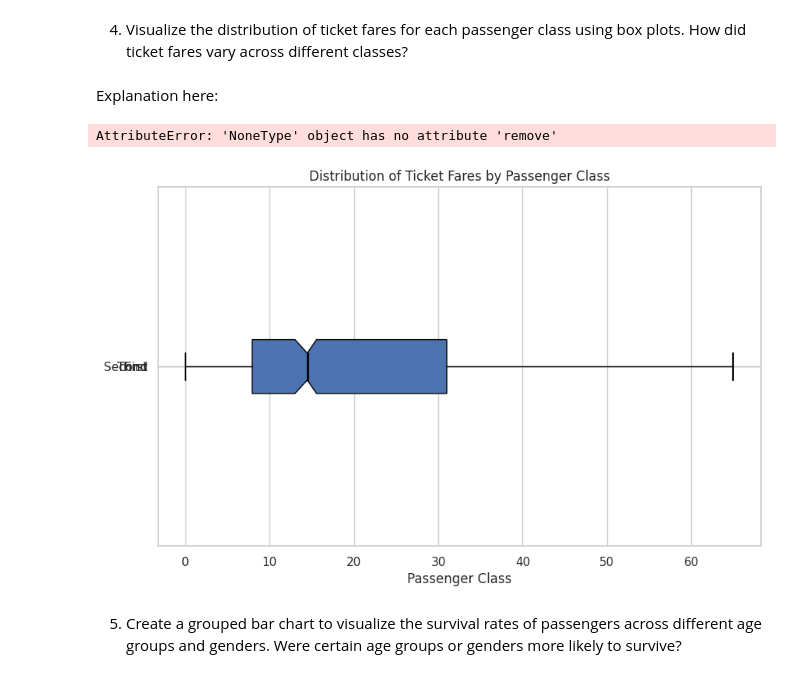
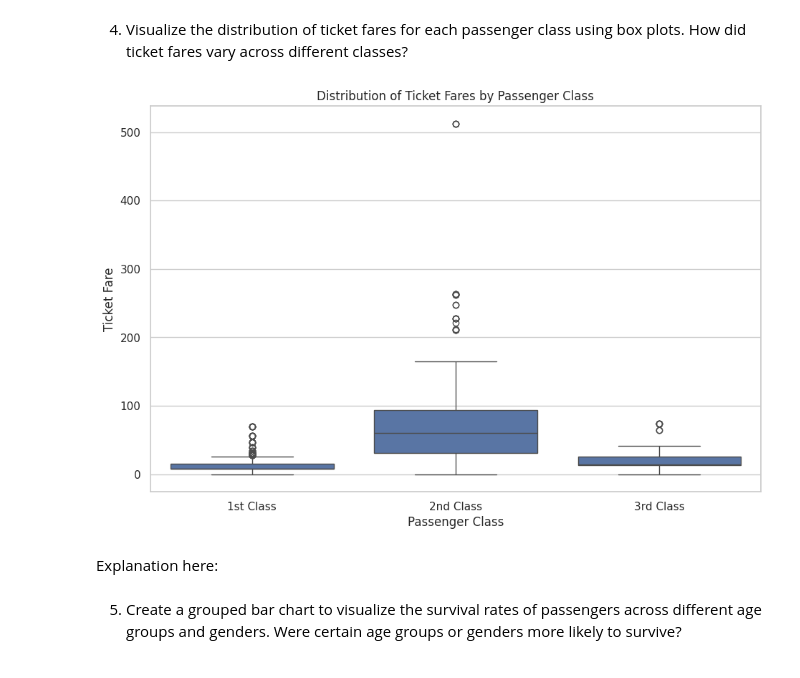
Before and after one commit to AvRob0/Avrob0.github.io, a Jupyter notebook: Week_4_Assignment_4_1.ipynb, the cells around one changed output. Saved outputs shown, nothing was run; the diff lists cells and outputs as text; code cells hidden in the pictures.

```diff
--- a/Week_4_Assignment_4_1.ipynb
+++ b/Week_4_Assignment_4_1.ipynb
@@ -152,27 +147,19 @@ group_fares = ticket_fares.groupby(['class'])['fare'].apply(list)
+# %%
+ticket_fares = pd.read_csv('Titanic.csv')
+ticket_fares
+
+group_fares = ticket_fares.groupby(['class'])['fare'].apply(list)
+#group_fares
+
+ax = sns.boxplot(x='class', y='fare', data=ticket_fares)
+ax.set_xticklabels(['1st Class', '2nd Class', '3rd Class'])
+plt.title('Distribution of Ticket Fares by Passenger Class')
+plt.xlabel('Passenger Class')
+plt.ylabel('Ticket Fare')
+plt.show()
+# %% [output]
+[figure, added]
 # %% [markdown]
 Explanation here:
-# %%
-# created a list of a fares for each passenger class
-fares_list = [fare[i] for fare in group_fares for i in range(len(fare))]
-passenger_classes = group_fares.index.tolist()
-#passenger_classes
-fig, ax = plt.subplots(figsize=(10, 6)) # Assign the figure and axes objects to separate variables
-for i, (passenger_class, color) in enumerate(zip(passenger_classes, colors.values())):
-    fares = fares_list[i*len(fares_list):(i+1)*len(fares_list)]
-    bp = ax.boxplot(fares, labels=[passenger_class], notch=True, patch_artist=True,  # Call boxplot on the axes object 'ax'
-               bootstrap=5000, showfliers=False, vert=False, flierprops=dict(markerfacecolor='red'),
-               capprops=dict(linewidth=1.5))
-    # Set the median line color
-    for median in bp['medians']:
-        median.set(color='black', linewidth=2)
-ax.set_title('Distribution of Ticket Fares by Passenger Class')
-ax.set_xlabel('Passenger Class')
-ax.legend_.remove()
-for spine in ('top','right','left','bottom'):
-    ax.spines[spine].set_visible(False)
-plt.show()
-# %% [output]
-AttributeError: 'NoneType' object has no attribute 'remove'
-[figure, removed]
 # %% [markdown]
 5. Create a grouped bar chart to visualize the survival rates of passengers across different age groups and genders. Were certain age groups or genders more likely to survive?
```
Also changed, not shown: parts of 5 cells of this notebook.
